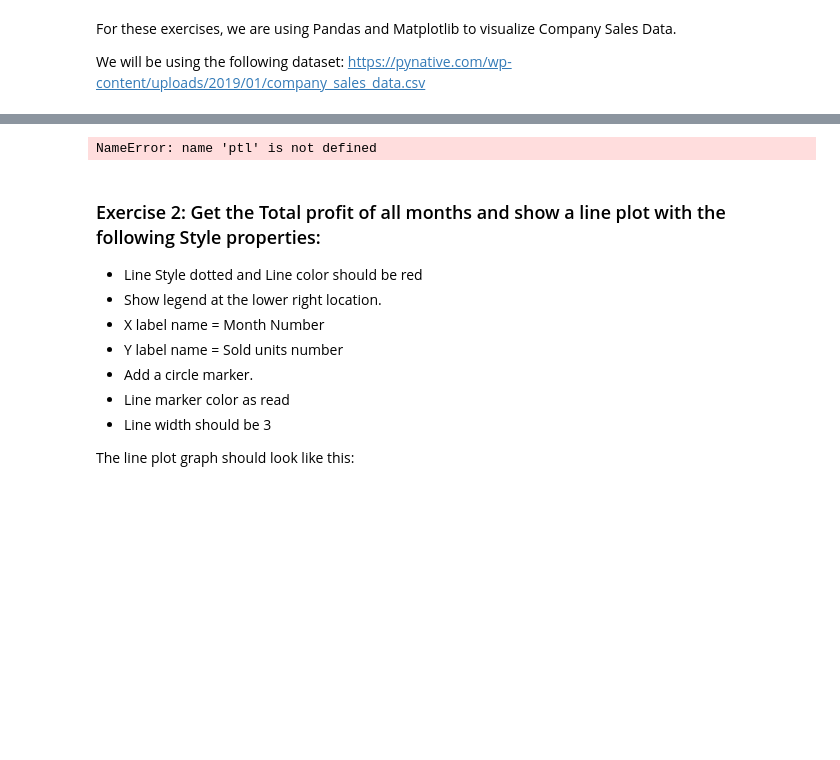
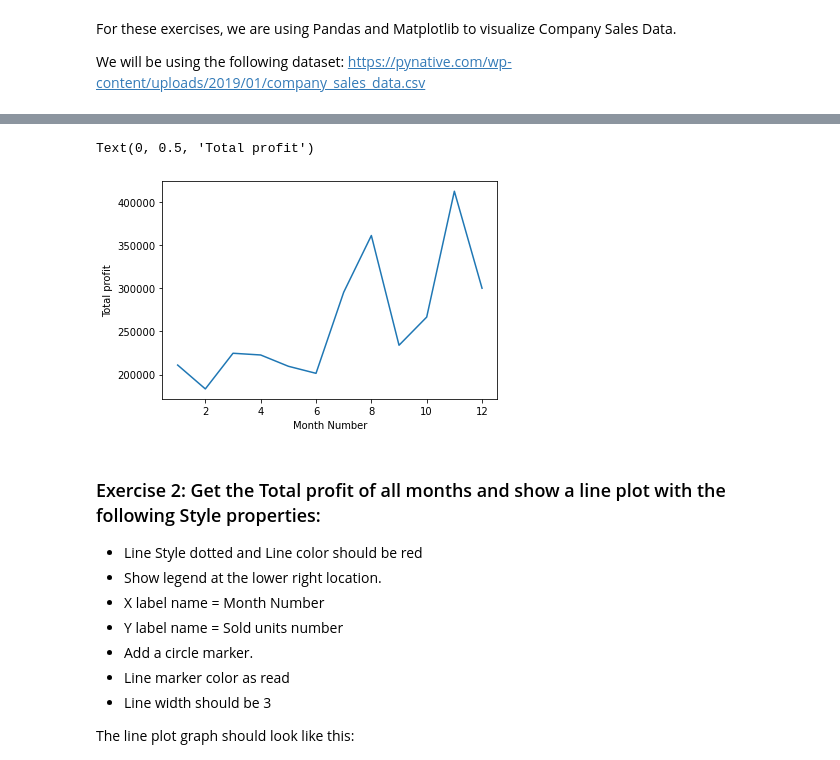
Before and after one commit to alessiorecchia/strive_exe, a Jupyter notebook: d10_Matplotlib/Matplotlib_exercises.ipynb, the cells around one changed output, grey strips where cells are left out. Cells and saved outputs as stored; diff of their text form; code cells hidden in the pictures; blank space fills up the shorter version.

```diff
--- a/d10_Matplotlib/Matplotlib_exercises.ipynb
+++ b/d10_Matplotlib/Matplotlib_exercises.ipynb
@@ -20,13 +20,15 @@ import matplotlib.pyplot as plt
 # %%
 # Write your code here
 url = 'https://pynative.com/wp-content/uploads/2019/01/company_sales_data.csv'
 
 data = pd.read_csv(url)
-data
 
-fig = ptl.plot(data['month_number'], data['total_profit'])
+fig = plt.plot(data['month_number'], data['total_profit'])
+plt.xlabel('Month Number')
+plt.ylabel('Total profit')
 # %% [output]
-NameError: name 'ptl' is not defined
+Text(0, 0.5, 'Total profit')
+[figure, added]
 # %% [markdown]
 ### Exercise 2: Get the Total profit of all months and show a line plot with the following Style properties:
 - Line Style dotted and Line color should be red
```
Also changed, not shown: parts of 2 cells of this notebook.
